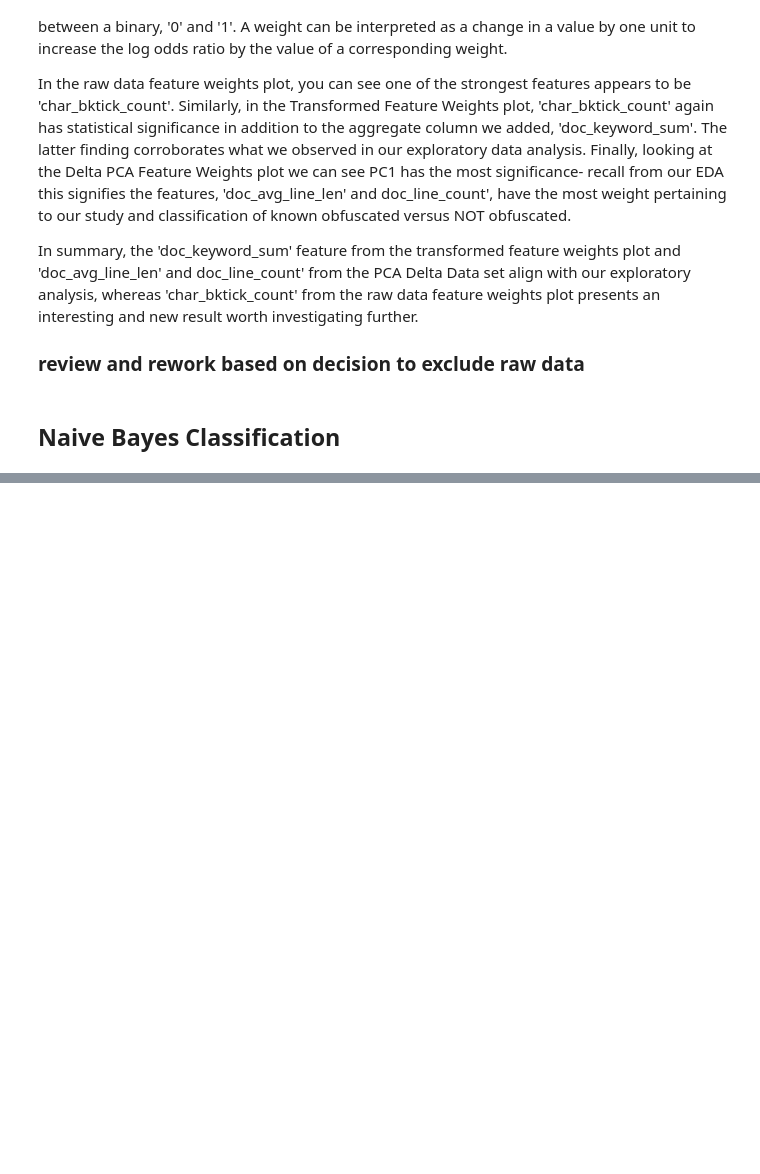
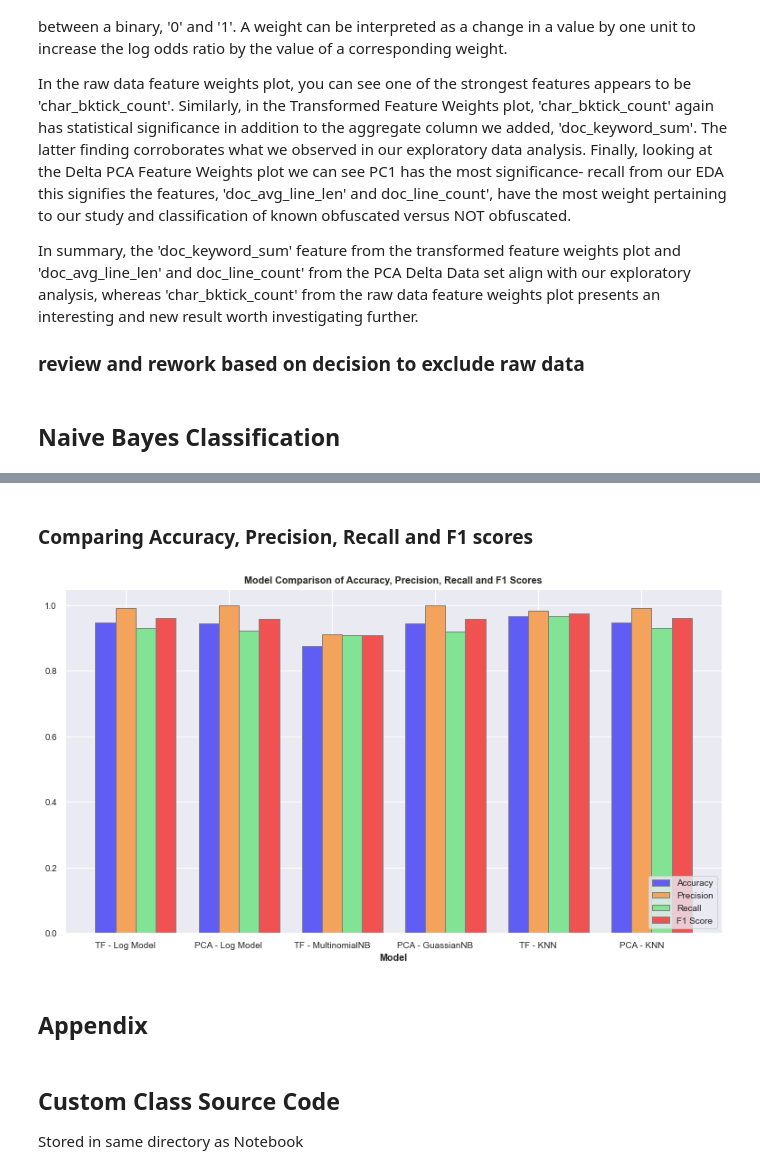
Before and after one commit to bx-lr/ps_obf_ml, a Jupyter notebook: labs/DS7331_Lab_2_ps_obf_ml_2.ipynb, the cells around one changed output, grey strips where cells are left out. Cells and saved outputs as stored; diff of their text form; code cells hidden in the pictures; blank space fills up the shorter version.

```diff
--- a/labs/DS7331_Lab_2_ps_obf_ml_2.ipynb
+++ b/labs/DS7331_Lab_2_ps_obf_ml_2.ipynb
@@ -329,0 +459,50 @@ Confusion Matrix:
+# %% [markdown]
+### Comparing Accuracy, Precision, Recall and F1 scores
+# %%
+# Get model metric information. The order here is the order the models were added
+metrics = [
+    get_conf_matrix_rates(list_of_models[0][2]), # tf_log
+    get_conf_matrix_rates(list_of_models[1][2]), # pca_log
+    get_conf_matrix_rates(list_of_models[2][2]), # tf_mnb
+    get_conf_matrix_rates(list_of_models[3][2]), # pca_mnb
+    get_conf_matrix_rates(list_of_models[4][2]), # tf_knn
+    get_conf_matrix_rates(list_of_models[0][2])  # tf_log
+    ]
+
+# Create data list for each category and loop through and assign values
+bar_acc, bar_prec, bar_recall, bar_f_one = [],[],[],[]
+for metric in range(len(metrics)):
+    bar_acc.append(metrics[metric]['accuracy'])
+    bar_prec.append(metrics[metric]['precision'])
+    bar_recall.append(metrics[metric]['recall'])
+    bar_f_one.append(metrics[metric]['f1'])
+
+
+# Start creation of the bar chart
+bar_width = 0.195
+# Positions of the bar on the x-axis
+r1 = np.arange(len(bar_acc))
+r2 = [x + bar_width for x in r1]
+r3 = [x + bar_width for x in r2]
+r4 = [x + bar_width for x in r3]
+# Make the plot
+plt.figure(figsize=(13,7))
+plt.bar(r1, bar_acc, color='#5f5df4', width=bar_width, edgecolor='gray', label='Accuracy')
+plt.bar(r2, bar_prec, color='#f4a35d', width=bar_width, edgecolor='gray', label='Precision')
+plt.bar(r3, bar_recall, color='#81e393', width=bar_width, edgecolor='gray', label='Recall')
+plt.bar(r4, bar_f_one, color='#f05252', width=bar_width, edgecolor='gray', label='F1 Score')
+# Add labels to the bottom of the X-Axis
+plt.xlabel('Model', fontweight='bold')
+plt.xticks([r + bar_width for r in range(len(bar_acc))], ['TF - Log Model', 'PCA - Log Model',
+    'TF - MultinomialNB', 'PCA - GuassianNB', 'TF - KNN', 'PCA - KNN'])
+# Create legend and Display
+plt.legend(loc='lower right')
+plt.title('Model Comparison of Accuracy, Precision, Recall and F1 Scores', fontdict={'weight':'bold'})
+plt.show()
+# %% [output]
+[figure, added]
+# %% [markdown]
+## Appendix
+# %% [markdown]
+## Custom Class Source Code <br>
+Stored in same directory as Notebook
```
Also changed, not shown: parts of 23 cells of this notebook.
